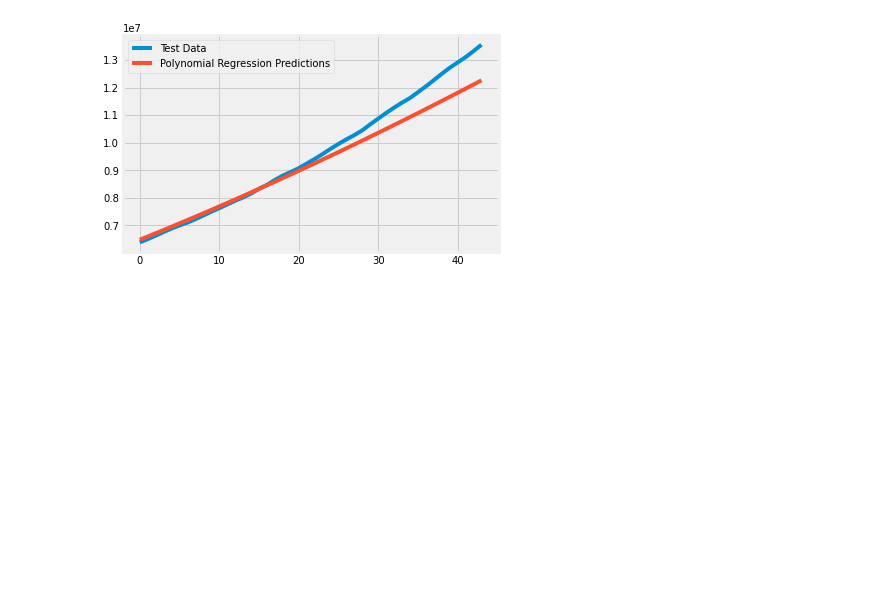
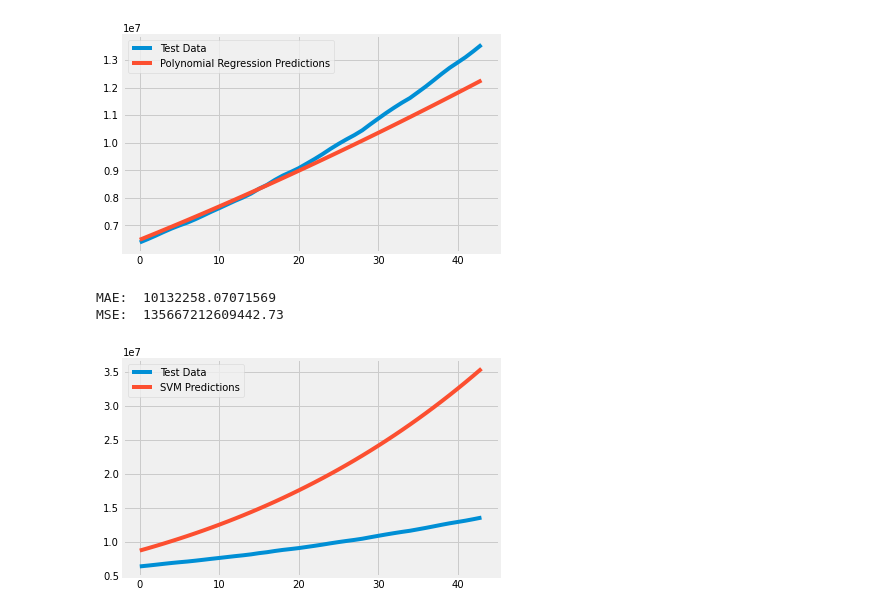
Before and after one commit to dharm1k987/tensorflow_covid-19, a Jupyter notebook: COVID-19 Prediction Analysis.ipynb, the cells around one changed output. Drawn from its saved outputs; the diff is of its cells as text; code cells hidden in the pictures; blank space fills up the shorter version.

Commit message:
add svm prediction

```diff
--- a/COVID-19 Prediction Analysis.ipynb
+++ b/COVID-19 Prediction Analysis.ipynb
@@ -557,3 +571,19 @@ plt.legend(['Test Data', 'Polynomial Regression Predictions'])
 # %% [output]
 <matplotlib.legend.Legend at 0x...>
 [figure]
+# %%
+# try to do prediction with svm
+svm_confirmed = SVR(shrinking=True, kernel='poly', gamma=0.01, epsilon=1, degree=5, C=0.1)
+svm_confirmed.fit(X_train_confirmed, y_train_confirmed)
+svm_pred = svm_confirmed.predict(future_forecast)
+# %%
+svm_test_pred = svm_confirmed.predict(X_test_confirmed)
+plt.plot(y_test_confirmed)
+plt.plot(svm_test_pred)
+plt.legend(['Test Data', 'SVM Predictions'])
+print('MAE: ', mean_absolute_error(svm_test_pred, y_test_confirmed))
+print('MSE: ', mean_squared_error(svm_test_pred, y_test_confirmed))
+# %% [output]
+MAE:  10132258.07071569
+MSE:  135667212609442.73
+[figure, added]
```
Also changed, not shown: parts of 3 cells of this notebook.
